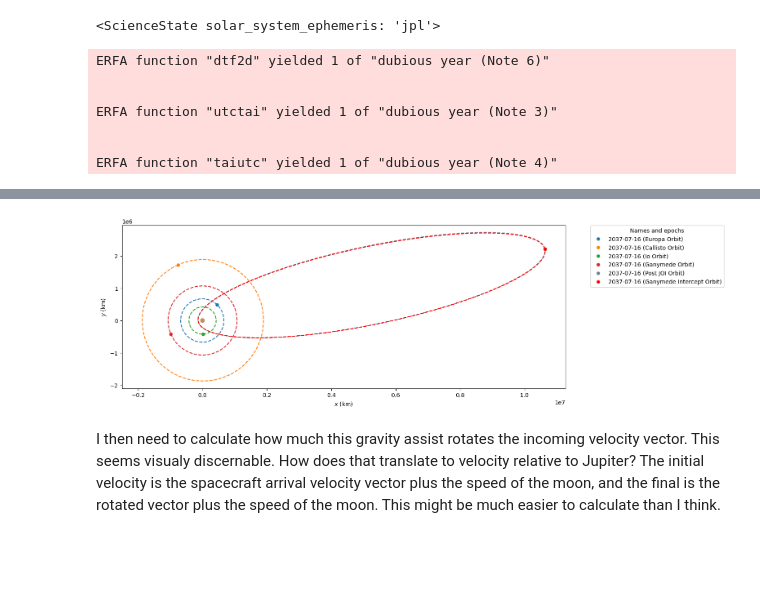
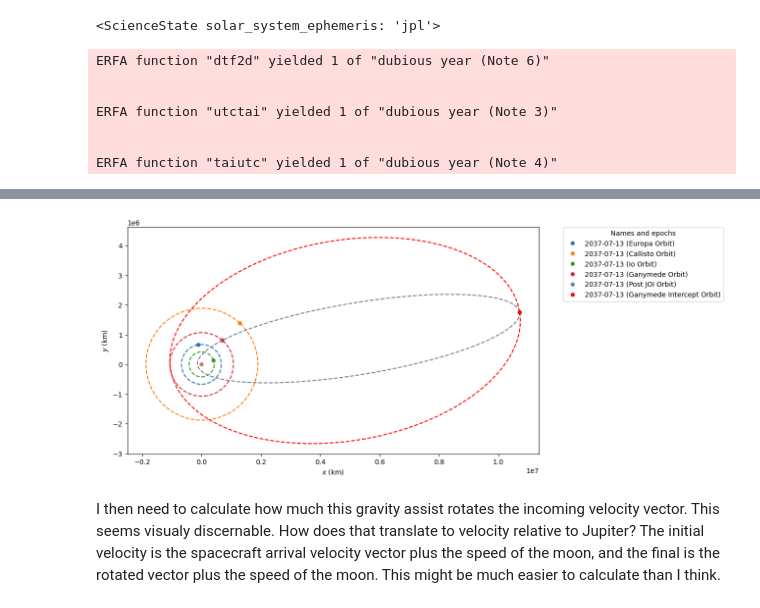
Before and after one commit to jackSN8/Starship_outer_planets_missions, a Jupyter notebook: jovian_moon_gravity_assist.ipynb, the cells around one changed output, grey strips where cells are left out. Saved outputs shown, nothing was run; the diff lists cells and outputs as text; code cells hidden in the pictures; blank space fills up the shorter version.

```diff
--- a/jovian_moon_gravity_assist.ipynb
+++ b/jovian_moon_gravity_assist.ipynb
@@ -26,8 +26,8 @@ solar_system_ephemeris.set("jpl")
 # %% [output]
 <ScienceState solar_system_ephemeris: 'jpl'>
 # %%
-start_date = time.Time("2037-07-16 15:01", scale="utc").tdb
-end_date = time.Time("2038-07-25 01:01", scale="utc").tdb
+start_date = time.Time("2037-07-13 15:01", scale="utc").tdb
+end_date = time.Time("2039-07-25 01:01", scale="utc").tdb
 
 body1=Ganymede
 plotter = StaticOrbitPlotter()
@@ -93,6 +93,11 @@ evel = Jupiter.escape_velocity_at_alt( np.linalg.norm(starship_orb.r) - Jupiter.
 pvel = np.linalg.norm(starship_orb.v.to(u.km/u.s))
 
 print(f"Speed at periapsis is {pvel:.2f}, which is {(evel-pvel):.0f} below escape velocity at that altitude.")
+
+print(orb_io)
+print(orb_europa)
+print(orb_ganymede)
+print(orb_callisto)
 # %% [output]
 ERFA function "dtf2d" yielded 1 of "dubious year (Note 6)"
 
@@ -109,4 +118,4 @@ Speed at periapsis is 0.54 km / s, which is 4290 m / s below escape velocity at
-[figure, old version]
+[figure, new version]
 # %% [markdown]
 I then need to calculate how much this gravity assist rotates the incoming velocity vector. This seems visualy discernable. How does that translate to velocity relative to Jupiter?
 The initial velocity is the spacecraft arrival velocity vector plus the speed of the moon, and the final is the rotated vector plus the speed of the moon. This might be much easier to calculate than I think.
```
Also changed, not shown: parts of 1 cell of this notebook, 6 other files.
